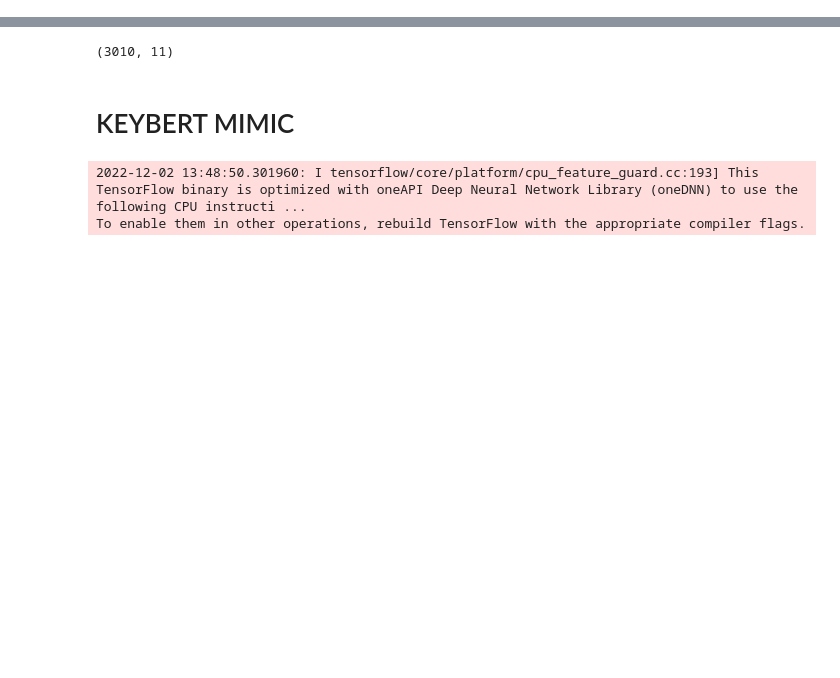
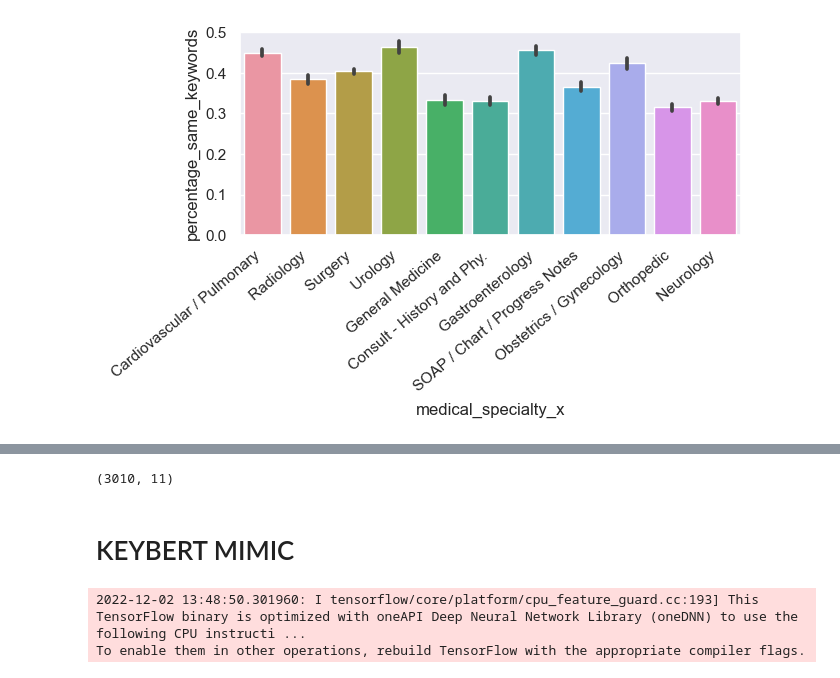
Before and after one commit to Tara-Sophia/NLP_Masterthesis, a Jupyter notebook: test.ipynb, the cells around one changed output, grey strips where cells are left out. Cells and saved outputs as stored; diff of their text form; code cells hidden in the pictures; blank space fills up the shorter version.

```diff
--- a/test.ipynb
+++ b/test.ipynb
@@ -21,3 +21,33 @@ df.head()
 | 2 | 7 | 2-D Echocardiogram | Cardiovascular / Pulmonary | 2-D Echocardiogram - 3 | echocardiogram multiple view hear... | cardiovascular / pulmonary, 2-d e... | ['cardiovascular / pulmonary', ' ... | ... |
 | 3 | 9 | Echocardiogram and Doppler | Cardiovascular / Pulmonary | 2-D Echocardiogram - 4 | description normal cardiac chambe... | cardiovascular / pulmonary, eject... | ['cardiovascular / pulmonary', ' ... | ... |
 | 4 | 11 | Normal left ventricle, moderate b... | Cardiovascular / Pulmonary | 2-D Doppler | study mild aortic stenosis widely... | cardiovascular / pulmonary, 2-d s... | ['cardiovascular / pulmonary', ' ... | ... |
+# %%
+#model evaluation compare MLM and TC model
+#model evaluation compare MLM and TC model  (MTsamples)     (MIMIC)     (MTsamples)     (MIMIC)
+#metrics to use: precision, recall, f1-score, support
+#compare the results of the TC model with the results of the MLM model
+#compare how many same extracted keywords are in the TC model and the MLM model
+df_MLM = pd.read_csv('data/processed/nlp/mtsamples/mtsamples_MLM.csv')
+df_TC = pd.read_csv('data/processed/nlp/mtsamples/mtsamples_TC.csv')
+#compare the results of the TC model with the results of the MLM model
+#compare how many same extracted keywords are in the TC model and the MLM model
+df_both = pd.merge(df_MLM, df_TC, on='transcription', how='inner')
+#df_both['percentage_same_keywords'] = df_both.apply(lambda x: len(set(x['keywords_x']).intersection(set(x['keywords_y'])))/len(set(x['keywords_x']).union(set(x['keywords_y']))), axis=1)
+
+#only keep transcription, transcription_f_MLM, transcription_f_TC, nr_candidates, top_n, percentage_same_keywords
+# %%
+#drop na
+df_both = df_both.dropna()
+df_both = df_both[df_both['nr_candidates_x'] != 0]
+
+#import ast
+from ast import literal_eval
+#df_both['transcription_f_MLM'] = df_both['transcription_f_MLM'].apply(lambda x: literal_eval(x))
+#df_both['transcription_f_TC'] = df_both['transcription_f_TC'].apply(lambda x: literal_eval(x))
+# %%
+#find percentage of same keywords which are in transcription_f_MLM, transcription_f_TC
+df_both['percentage_same_keywords_oben'] = df_both.apply(lambda x: len(set(x['transcription_f_MLM']).intersection(set(x['transcription_f_TC']))), axis=1)
+                                                         #/len(set(x['transcription_f_MLM']).union(set(x['transcription_f_TC']))), axis=1)
+df_both['percentage_same_keywords_unten'] = df_both.apply(lambda x: len(set(x['transcription_f_MLM']).union(set(x['transcription_f_TC']))), axis=1)
+
+df_both['percentage_same_keywords'] = df_both.apply(lambda x: x['percentage_same_keywords_oben']/x['percentage_same_keywords_unten'], axis=1)
@@ -23,0 +64,12 @@ df.head()
+# %%
+#visualize percentage_same_keywords average for different medical specialties
+import matplotlib.pyplot as plt
+import seaborn as sns
+sns.set(style="whitegrid")
+sns.set(rc={'figure.figsize':(6.7,4.27)})
+ax = sns.barplot(x="medical_specialty_x", y="percentage_same_keywords", data=df_both)
+ax.set_xticklabels(ax.get_xticklabels(), rotation=40, ha="right")
+plt.tight_layout()
+plt.show()
+# %% [output]
+[figure, added]
```
Also changed, not shown: parts of 4 cells of this notebook, 1 other file.
